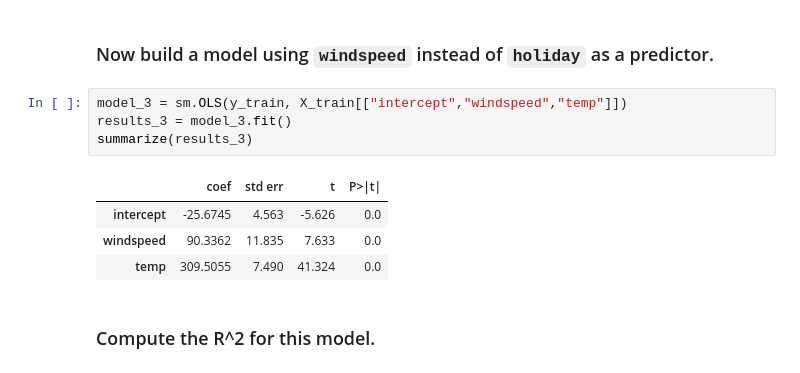
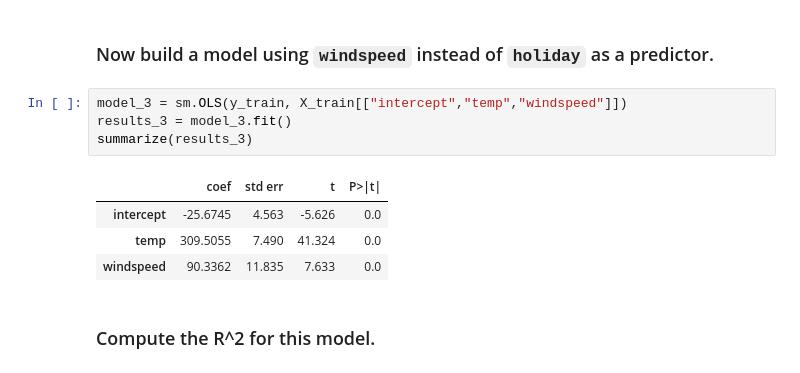
Before and after one commit to Kenecu/code_2600, a Jupyter notebook: mod04_linear.ipynb, the cells around one changed output. Drawn from its saved outputs; the diff is of its cells as text.

```diff
--- a/mod04_linear.ipynb
+++ b/mod04_linear.ipynb
@@ -251,14 +251,14 @@ This model is worse than the model containing only temp because the mse was far
 # %% [markdown]
 ### Now build a model using `windspeed` instead of `holiday` as a predictor.
 # %%
-model_3 = sm.OLS(y_train, X_train[["intercept","windspeed","temp"]])
+model_3 = sm.OLS(y_train, X_train[["intercept","temp","windspeed"]])
 results_3 = model_3.fit()
 summarize(results_3)
 # %% [output]
 |  | coef | std err | t | P>|t| |
 | intercept | -25.6745 | 4.563 | -5.626 | 0.0 |
+| temp | 309.5055 | 7.490 | 41.324 | 0.0 |
 | windspeed | 90.3362 | 11.835 | 7.633 | 0.0 |
-| temp | 309.5055 | 7.490 | 41.324 | 0.0 |
 # %% [markdown]
 ### Compute the R^2 for this model.
 # %%
```
Also changed, not shown: parts of 2 cells of this notebook.
